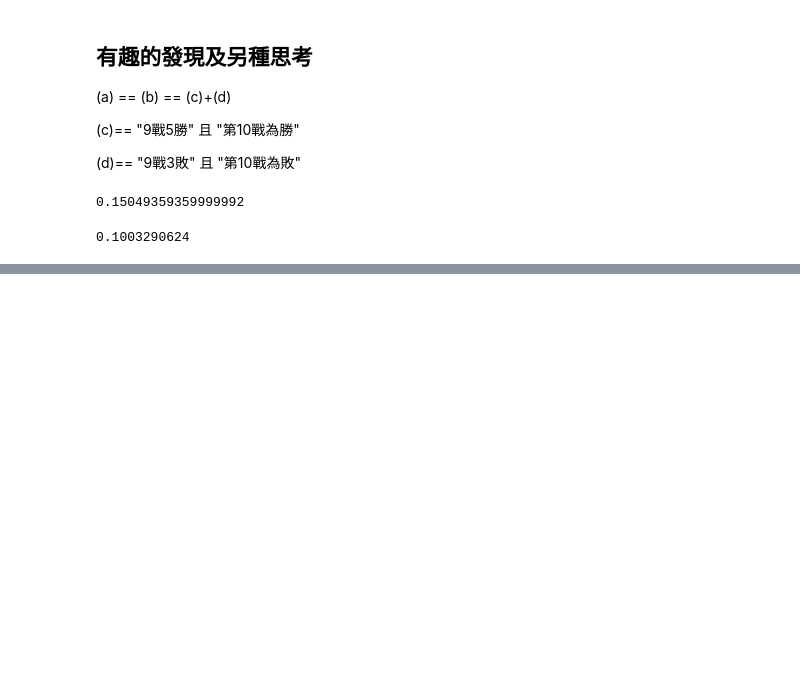
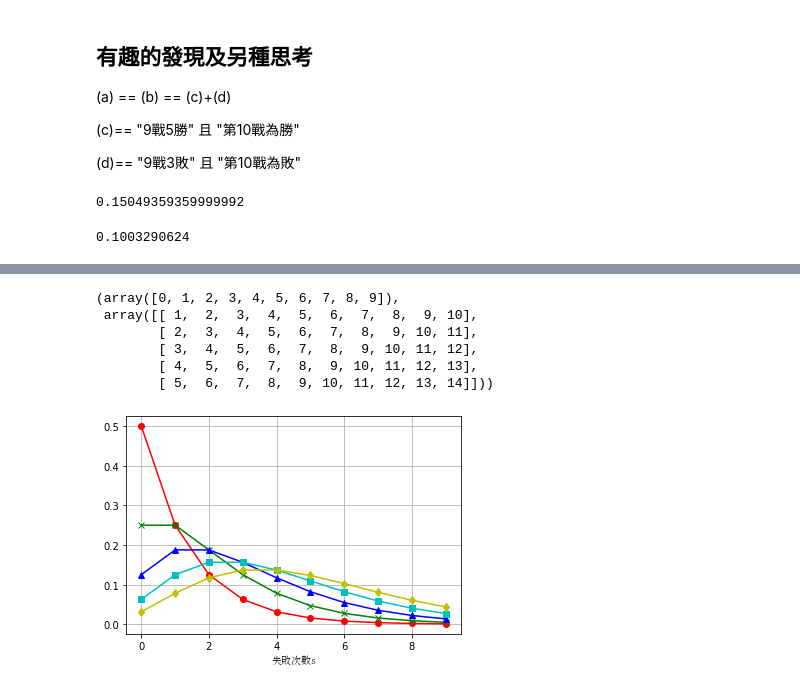
Before and after one commit to renyuanL/_ryProb2020, a Jupyter notebook: probCh03_2.ipynb, the cells around one changed output, grey strips where cells are left out. Drawn from its saved outputs; the diff is of its cells as text; code cells hidden in the pictures; blank space fills up the shorter version.

```diff
--- a/probCh03_2.ipynb
+++ b/probCh03_2.ipynb
@@ -1541,0 +1740,38 @@ st.poisson?
+# %%
+# 把 negative binomial 研究更仔細一點
+#
+
+成功次數s= np.array([1,2,3,4,5])\
+            .reshape(-1,1) # 設定 colimn = 1
+單次成功機率= .5
+
+失敗次數s= np.arange(10)
+試驗次數s= 失敗次數s + 成功次數s
+
+失敗次數s, \
+試驗次數s
+# %% [output]
+(array([0, 1, 2, 3, 4, 5, 6, 7, 8, 9]),
+ array([[ 1,  2,  3,  4,  5,  6,  7,  8,  9, 10],
+        [ 2,  3,  4,  5,  6,  7,  8,  9, 10, 11],
+        [ 3,  4,  5,  6,  7,  8,  9, 10, 11, 12],
+        [ 4,  5,  6,  7,  8,  9, 10, 11, 12, 13],
+        [ 5,  6,  7,  8,  9, 10, 11, 12, 13, 14]]))
+# %%
+# Negative Binomial:
+# 直到 成功次數= n 時，失敗次數= ?
+pN= st.nbinom.pmf(  k= 失敗次數s,
+                    p= 單次成功機率,
+                    n= 成功次數s)
+
+pl.plot(失敗次數s, pN[0],'r-o')
+pl.plot(失敗次數s, pN[1],'g-x')
+pl.plot(失敗次數s, pN[2],'b-^')
+pl.plot(失敗次數s, pN[3],'c-s')
+pl.plot(失敗次數s, pN[4],'y-d')
+
+pl.xlabel('失敗次數s',
+          fontproperties= "SimSun")
+pl.grid()
+# %% [output]
+[figure, added]
```
Also changed, not shown: parts of 18 cells of this notebook, 3 other files.
